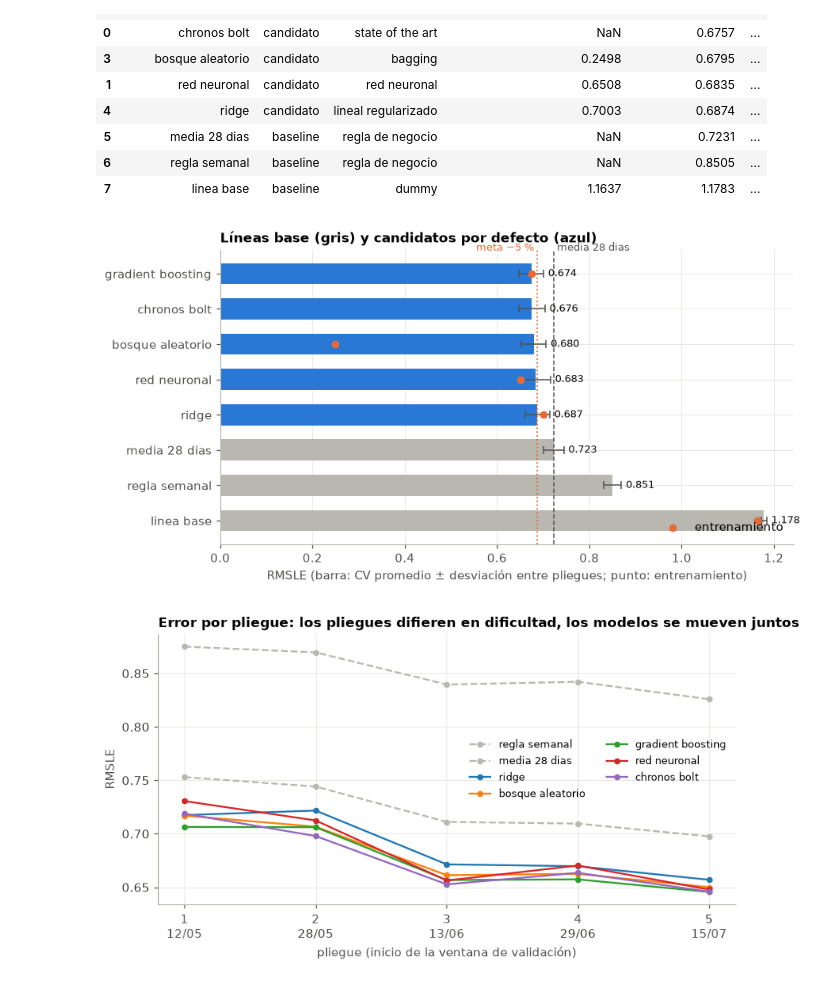
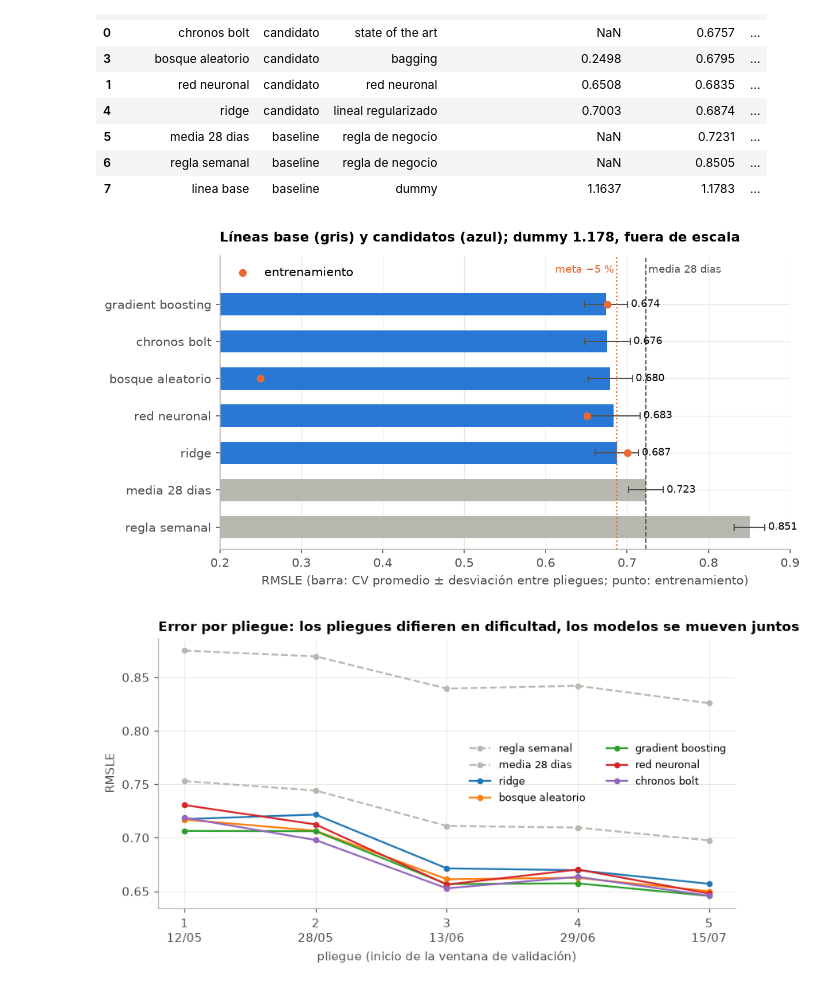
Before and after one commit to Livianita/PSet3_Rojas_Barazarte, a Jupyter notebook: notebooks/03_baseline_candidatos.ipynb, the cells around one changed output. Cells and saved outputs as stored; diff of their text form; code cells hidden in the pictures.

```diff
--- a/notebooks/03_baseline_candidatos.ipynb
+++ b/notebooks/03_baseline_candidatos.ipynb
@@ -139,7 +139,7 @@ comprobar(2, pd.Timestamp(tabla_pliegues['valida_hasta'].iloc[-1]) == pd.Timesta
 Comprobación 1: OK
 Comprobación 2: OK
 # %%
-fig, ax = plt.subplots(figsize=(8.5, 2.9))
+fig, ax = plt.subplots(figsize=(8.5, 3.1))
 for i, f in tabla_pliegues.iterrows():
     inicio_ent = mdates.date2num(pd.Timestamp(f['entrena_desde']))
     inicio_val = mdates.date2num(pd.Timestamp(f['valida_desde']))
@@ -147,12 +147,13 @@ for i, f in tabla_pliegues.iterrows():
     ax.barh(i, HORIZONTE, left=inicio_val, height=0.55, color=AZUL)
 ax.barh(6, HORIZONTE, left=mdates.date2num(pd.Timestamp(INICIO_PRUEBA)), height=0.55, color=NARANJA)
 ax.set_yticks(range(1, 7), [f'pliegue {i}' for i in range(1, 6)] + ['prueba'])
-ax.invert_yaxis()
+ax.set_ylim(6.6, -0.5)  # eje invertido con una fila libre arriba para la nota
+ax.xaxis.set_major_locator(mdates.MonthLocator())
 ax.xaxis.set_major_formatter(mdates.DateFormatter('%b %Y'))
 ax.set_xlim(mdates.date2num(pd.Timestamp('2017-03-01')), mdates.date2num(pd.Timestamp('2017-08-20')))
-ax.text(mdates.date2num(pd.Timestamp('2017-03-03')), 0.35, '← entrenamiento desde 13/09/2016',
+ax.text(mdates.date2num(pd.Timestamp('2017-03-03')), 0.2, '← entrenamiento desde 13/09/2016',
         fontsize=8.5, color=TINTA_2, va='center')
-ax.set_title('Validación temporal: 5 pliegues de 16 días (azul) y prueba final (naranja)')
+ax.set_title('Validación temporal: 5 pliegues de 16 días (azul) y prueba final (naranja)', pad=12)
 ax.grid(axis='y', visible=False)
 fig.savefig(f'{FIGURAS}/validacion_pliegues.png')
 plt.show()
@@ -446,27 +451,29 @@ Comprobación 3: OK
 # %%
 orden = tabla.drop(index='linea base').sort_values('rmsle_cv', ascending=False)
 colores = [GRIS if f == 'baseline' else AZUL for f in orden['fase']]
-fig, ax = plt.subplots(figsize=(8.5, 4.2))
+fig, ax = plt.subplots(figsize=(8.5, 4.4))
 y_pos = np.arange(len(orden))
 ax.barh(y_pos, orden['rmsle_cv'], xerr=orden['rmsle_cv_std'], color=colores, height=0.6,
         error_kw={'ecolor': TINTA_2, 'capsize': 3, 'linewidth': 1})
 ax.scatter(orden['rmsle_entrenamiento'], y_pos, color=NARANJA, zorder=3, s=30, label='entrenamiento')
 base = tabla.loc[mejor_base, 'rmsle_cv']
 ax.axvline(base, color=TINTA_2, linestyle='--', linewidth=1)
 ax.axvline(0.95 * base, color=NARANJA, linestyle=':', linewidth=1.2)
-ax.text(base + 0.003, len(orden) - 0.45, mejor_base, fontsize=8.5, color=TINTA_2)
-ax.text(0.95 * base - 0.003, len(orden) - 0.45, 'meta −5 %', fontsize=8.5, color=NARANJA, ha='right')
+ax.set_ylim(-0.6, len(orden) + 0.3)  # una franja libre arriba para las etiquetas de las líneas
+ax.text(base + 0.003, len(orden) - 0.15, mejor_base, fontsize=8.5, color=TINTA_2)
+ax.text(0.95 * base - 0.003, len(orden) - 0.15, 'meta −5 %', fontsize=8.5, color=NARANJA, ha='right')
 for y, (v, s) in enumerate(zip(orden['rmsle_cv'], orden['rmsle_cv_std'])):
     ax.text(v + s + 0.004, y, f'{v:.3f}', va='center', fontsize=8.5, color=TINTA)
 ax.set_yticks(y_pos, orden.index)
 ax.set_xlim(0.2, 0.9)
 ax.set_xlabel('RMSLE (barra: CV promedio ± desviación entre pliegues; punto: entrenamiento)')
-ax.set_title(f"Líneas base (gris) y candidatos (azul); dummy {tabla.loc['linea base', 'rmsle_cv']:.3f}, fuera de escala")
-ax.legend(loc='upper right', frameon=False)
+ax.set_title(f"Líneas base (gris) y candidatos (azul); dummy {tabla.loc['linea base', 'rmsle_cv']:.3f}, fuera de escala",
+             pad=12)
+ax.legend(loc='upper left', frameon=False)
 fig.savefig(f'{FIGURAS}/candidatos_cv.png')
 plt.show()
 # %% [output]
-[figure, old version]
+[figure, new version]
 # %%
 por_pliegue = pd.DataFrame({n: r['pliegues'] for n, r in resultados.items()},
                            index=pd.Index(range(1, len(esquema_temporal) + 1), name='pliegue'))
```
Also changed, not shown: parts of 14 cells of this notebook, 20 other files.
